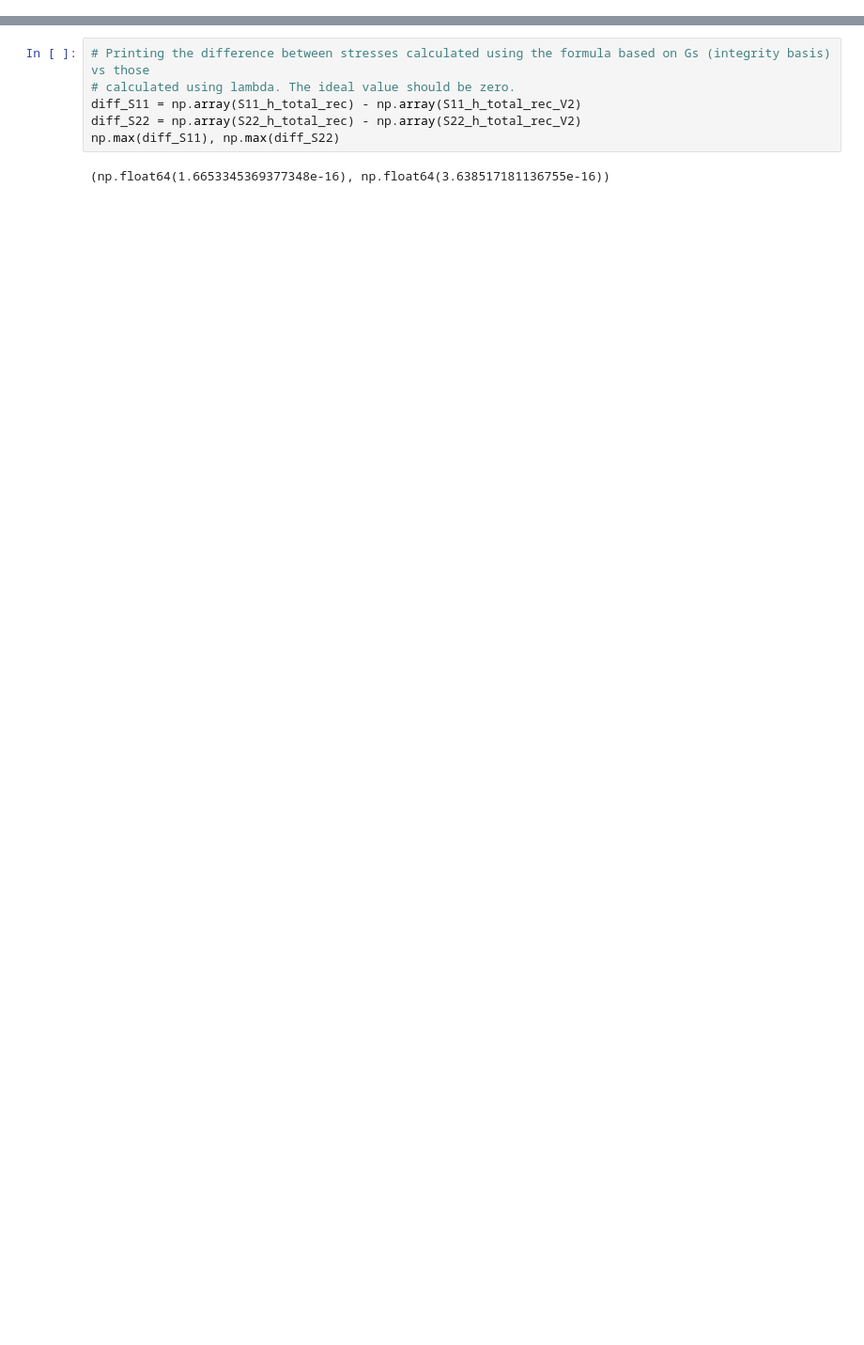
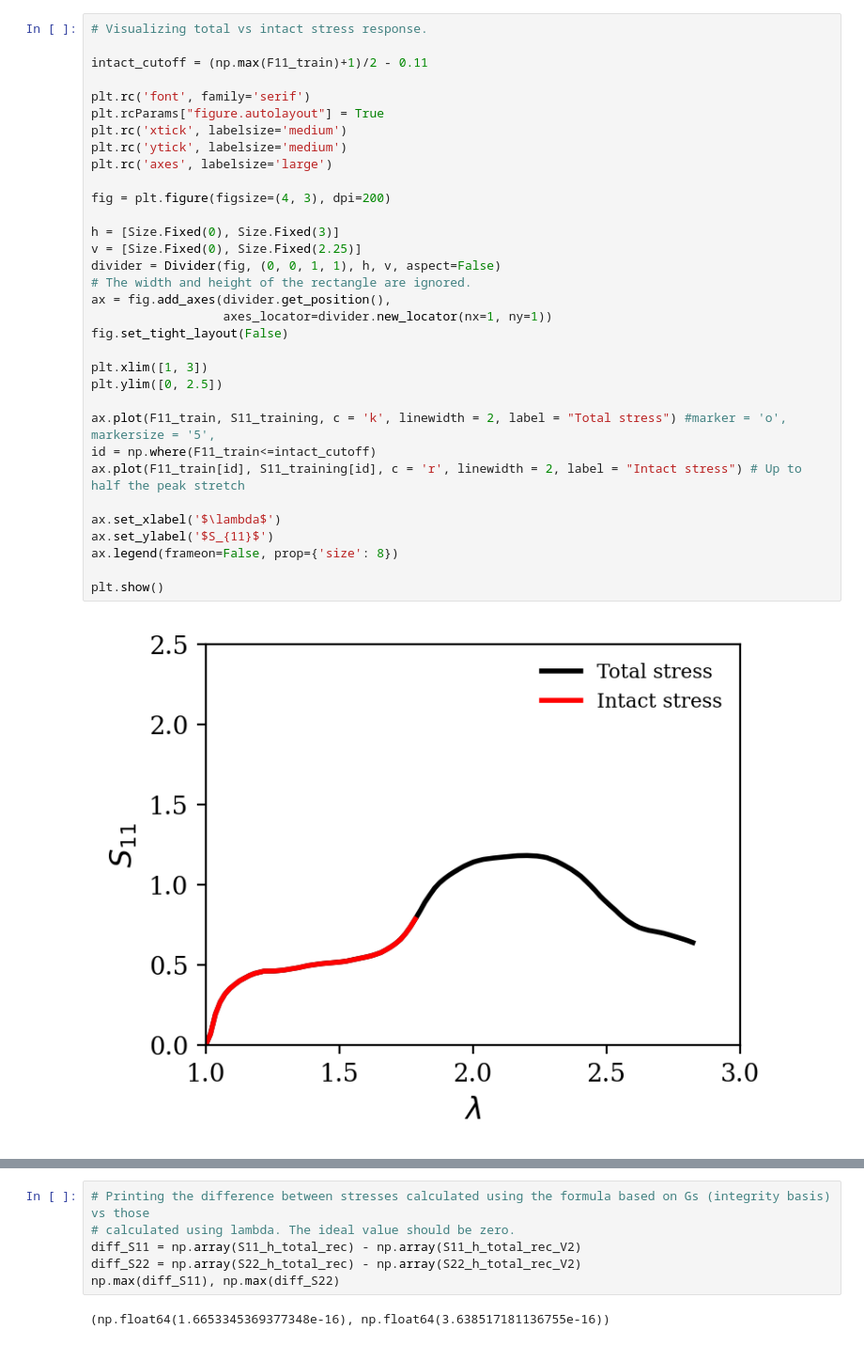
Before and after one commit to Soft-Materials-Mechanics-Laboratory/hyperelastic-damage-gpr, a Jupyter notebook: notebooks/02_experimental_validation-WM-p.ipynb, the cells around one changed output, grey strips where cells are left out. Shown at 94% size. Saved outputs shown, nothing was run; the diff lists cells and outputs as text; blank space fills up the shorter version.

```diff
--- a/notebooks/02_experimental_validation-WM-p.ipynb
+++ b/notebooks/02_experimental_validation-WM-p.ipynb
@@ -602,0 +116,35 @@ plt.plot(F11_train, S22_yh, color = 'k', linestyle = ':')
+# %%
+# Visualizing total vs intact stress response.
+
+intact_cutoff = (np.max(F11_train)+1)/2 - 0.11
+
+plt.rc('font', family='serif')
+plt.rcParams["figure.autolayout"] = True
+plt.rc('xtick', labelsize='medium')
+plt.rc('ytick', labelsize='medium')
+plt.rc('axes', labelsize='large')
+
+fig = plt.figure(figsize=(4, 3), dpi=200)
+
+h = [Size.Fixed(0), Size.Fixed(3)]
+v = [Size.Fixed(0), Size.Fixed(2.25)]
+divider = Divider(fig, (0, 0, 1, 1), h, v, aspect=False)
+# The width and height of the rectangle are ignored.
+ax = fig.add_axes(divider.get_position(),
+                  axes_locator=divider.new_locator(nx=1, ny=1))
+fig.set_tight_layout(False)
+
+plt.xlim([1, 3])
+plt.ylim([0, 2.5])
+
+ax.plot(F11_train, S11_training, c = 'k', linewidth = 2, label = "Total stress") #marker = 'o', markersize = '5',
+id = np.where(F11_train<=intact_cutoff)
+ax.plot(F11_train[id], S11_training[id], c = 'r', linewidth = 2, label = "Intact stress") # Up to half the peak stretch
+
+ax.set_xlabel('$\lambda$')
+ax.set_ylabel('$S_{11}$')
+ax.legend(frameon=False, prop={'size': 8})
+
+plt.show()
+# %% [output]
+[figure, added]
```
Also changed, not shown: parts of 127 cells of this notebook, 3 other files.
